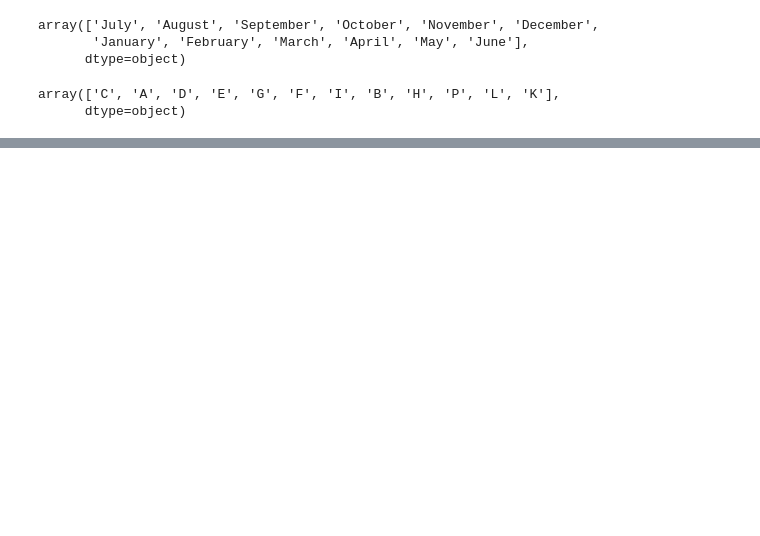
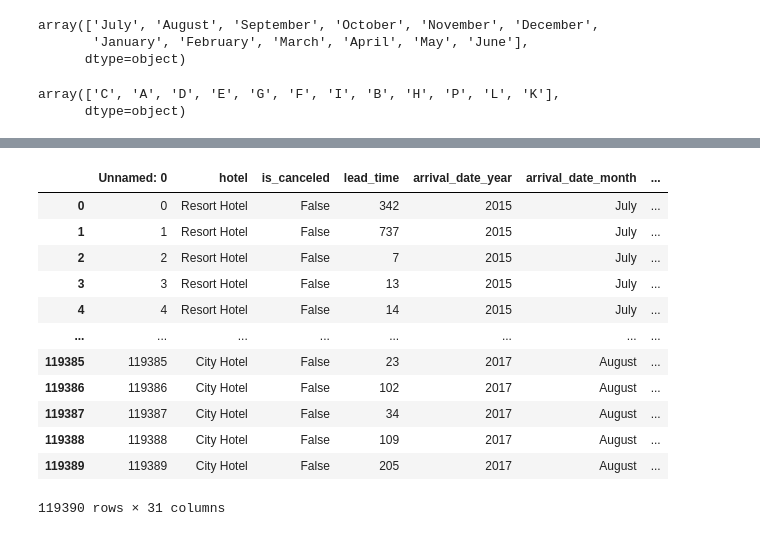
Before and after one commit to RachelCaste/project-da-promo-H-modulo-4-team-2, a Jupyter notebook: Limpieza_Ra+pao.ipynb, the cells around one changed output, grey strips where cells are left out. Saved outputs shown, nothing was run; the diff lists cells and outputs as text; code cells hidden in the pictures; blank space fills up the shorter version.

```diff
--- a/Limpieza_Ra+pao.ipynb
+++ b/Limpieza_Ra+pao.ipynb
@@ -832,0 +849,46 @@ df_pao = df_pao.drop( 'company', axis=1)
+# %%
+
+def separar_columnas(df):
+    # Seleccionar columnas categóricas (object y category)
+    categoricas = df.select_dtypes(include=['object', 'category']).columns.tolist()
+
+    # Seleccionar columnas numéricas
+    numericas = df.select_dtypes(include='number').columns.tolist()
+
+    return categoricas, numericas
+# %%
+categ, num = separar_columnas(df_pao)
+# %%
+def procesar_columnas(df, columnas):
+    for col in columnas:
+        try:
+            # Dividir por el separador "." y quedarse con la primera parte
+            df[col] = df[col].astype(str).str.split(".").str[0]
+        except AttributeError:
+            # Si hay una excepción (por ejemplo, si no hay puntos en la columna), asignar NaN solo a los valores NaN
+            df[col] = np.where(df[col].isna(), np.nan, df[col])
+
+        # Reemplazar "nan" y valores vacíos con NaN
+        df[col] = df[col].replace("nan", "")
+        df[col].replace("", np.nan, inplace=True)
+
+        # Convertir a tipo de dato Int64 (manejará automáticamente los errores)
+        df[col] = pd.to_numeric(df[col], errors="coerce").astype("Int64")
+
+    return df
+# %%
+procesar_columnas(df_pao, num)
+# %% [output]
+|  | Unnamed: 0 | hotel | is_canceled | lead_time | arrival_date_year | arrival_date_month | ... |
+| 0 | 0 | Resort Hotel | False | 342 | 2015 | July | ... |
+| 1 | 1 | Resort Hotel | False | 737 | 2015 | July | ... |
+| 2 | 2 | Resort Hotel | False | 7 | 2015 | July | ... |
+| 3 | 3 | Resort Hotel | False | 13 | 2015 | July | ... |
+| 4 | 4 | Resort Hotel | False | 14 | 2015 | July | ... |
+| ... | ... | ... | ... | ... | ... | ... | ... |
+| 119385 | 119385 | City Hotel | False | 23 | 2017 | August | ... |
+| 119386 | 119386 | City Hotel | False | 102 | 2017 | August | ... |
+| 119387 | 119387 | City Hotel | False | 34 | 2017 | August | ... |
+| 119388 | 119388 | City Hotel | False | 109 | 2017 | August | ... |
+| 119389 | 119389 | City Hotel | False | 205 | 2017 | August | ... |
+119390 rows × 31 columns
```
Also changed, not shown: parts of 24 cells of this notebook, 1 other file.
